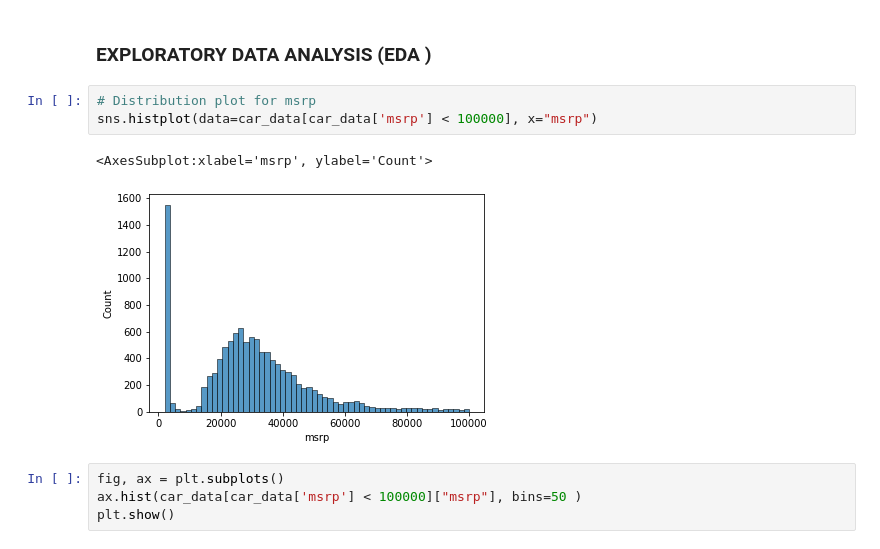
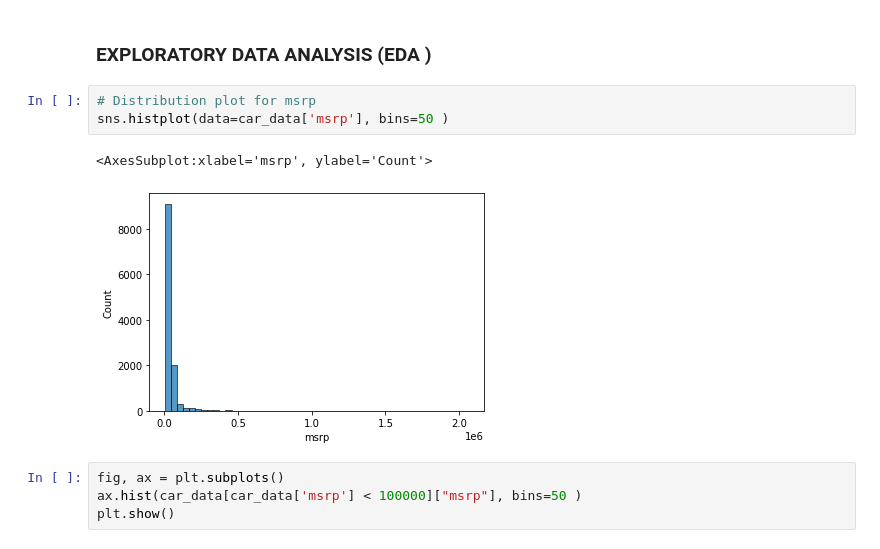
Before and after one commit to endiesworld/ML_zoomcamp_projects, a Jupyter notebook: linear_regression.ipynb, the cells around one changed output. Cells and saved outputs as stored; diff of their text form.

```diff
--- a/linear_regression.ipynb
+++ b/linear_regression.ipynb
@@ -114,10 +114,10 @@ car_data.head()
 ### EXPLORATORY DATA ANALYSIS (EDA )
 # %%
 # Distribution plot for msrp
-sns.histplot(data=car_data[car_data['msrp'] < 100000], x="msrp")
+sns.histplot(data=car_data['msrp'], bins=50 )
 # %% [output]
 <AxesSubplot:xlabel='msrp', ylabel='Count'>
-[figure, old version]
+[figure, new version]
 # %%
 fig, ax = plt.subplots()
 ax.hist(car_data[car_data['msrp'] < 100000]["msrp"], bins=50 )
```
Also changed, not shown: 1 other file.
